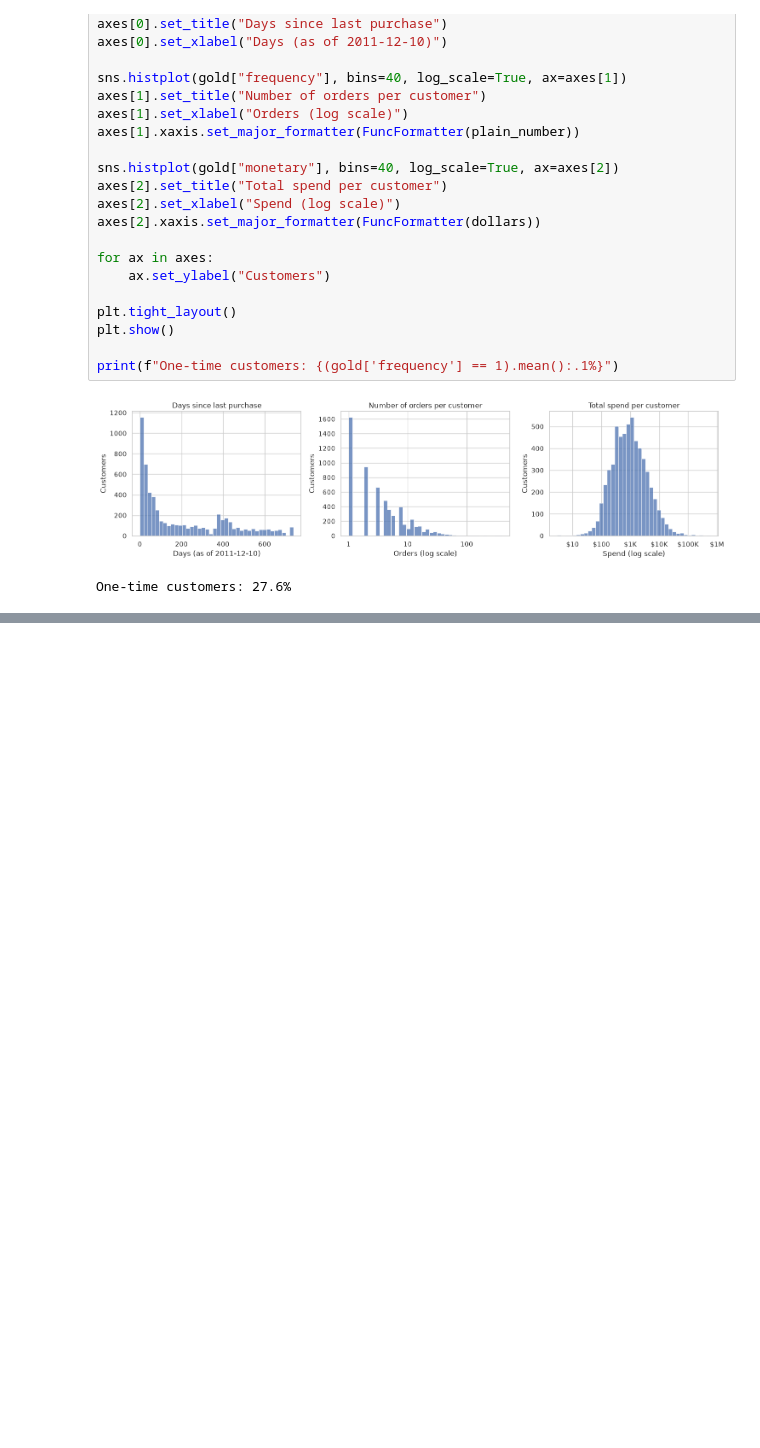
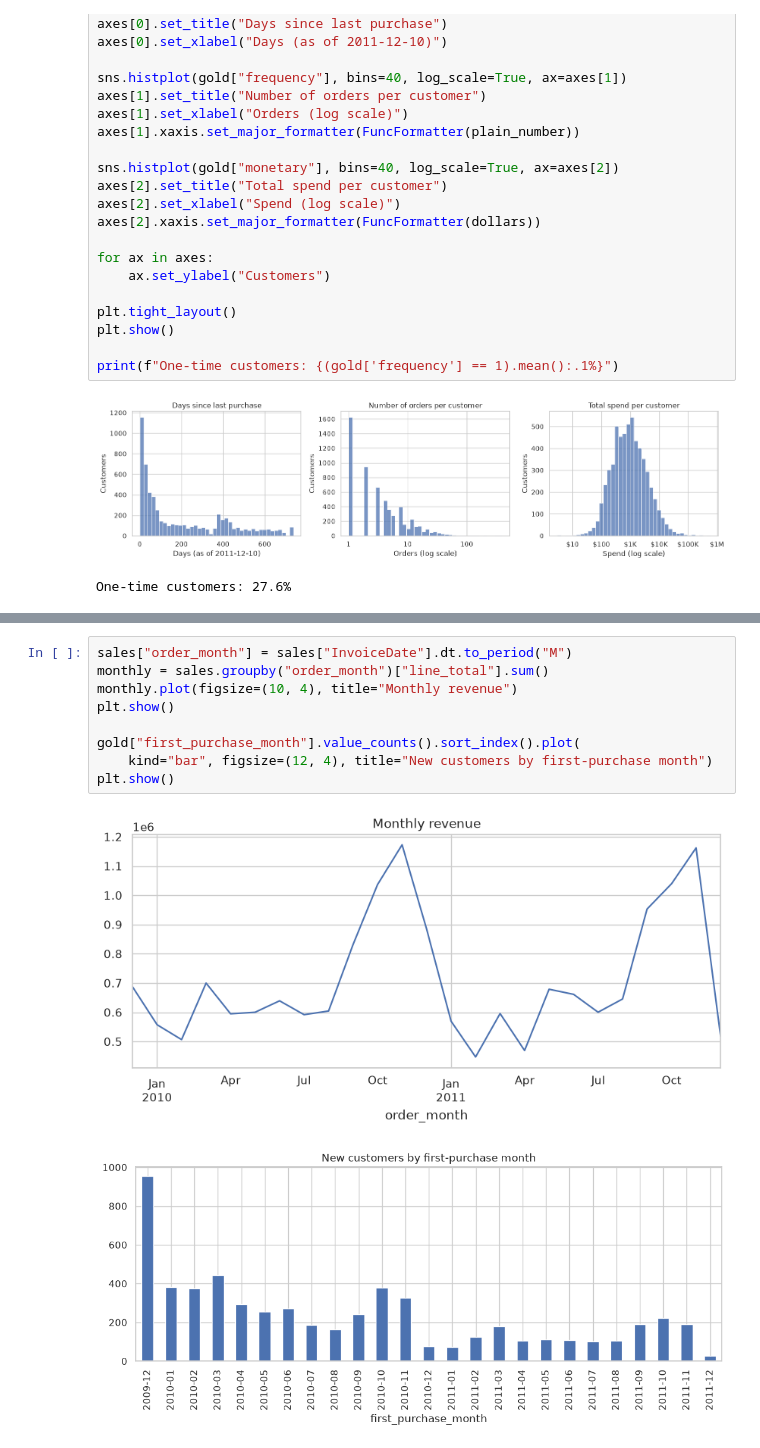
Before and after one commit to Jshort805/online-retail-ltv-churn-medallion, a Jupyter notebook: notebooks/03_gold_rfm_cohorts.ipynb, the cells around one changed output, grey strips where cells are left out. Drawn from its saved outputs; the diff is of its cells as text; blank space fills up the shorter version.

```diff
--- a/notebooks/03_gold_rfm_cohorts.ipynb
+++ b/notebooks/03_gold_rfm_cohorts.ipynb
@@ -141,0 +159,12 @@ One-time customers: 27.6%
+# %%
+sales["order_month"] = sales["InvoiceDate"].dt.to_period("M")
+monthly = sales.groupby("order_month")["line_total"].sum()
+monthly.plot(figsize=(10, 4), title="Monthly revenue")
+plt.show()
+
+gold["first_purchase_month"].value_counts().sort_index().plot(
+    kind="bar", figsize=(12, 4), title="New customers by first-purchase month")
+plt.show()
+# %% [output]
+[figure, added]
+[figure, added]
```
Also changed, not shown: parts of 2 cells of this notebook.
